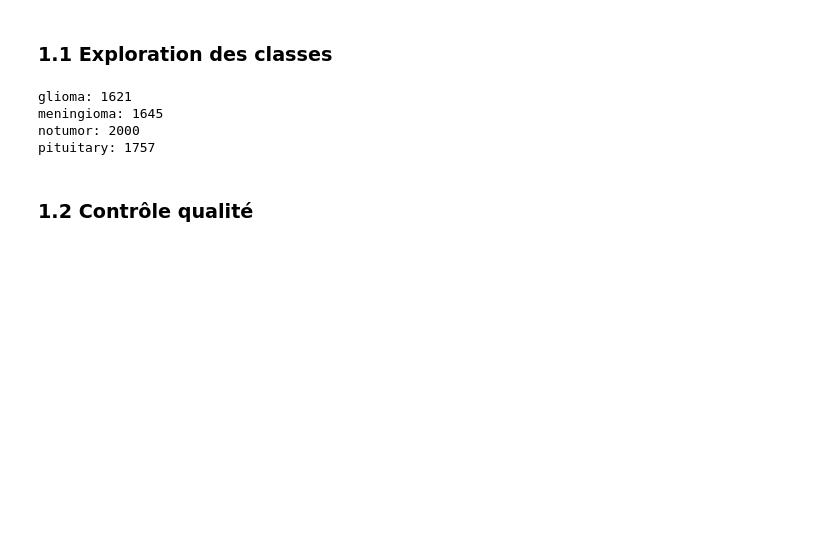
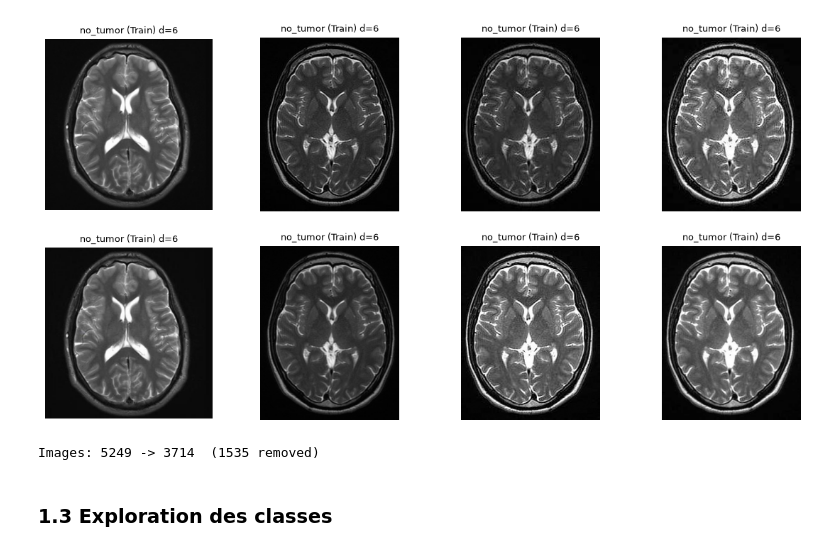
Before and after one commit to abdoelhadere-bit/BrainScan-V2, a Jupyter notebook: notebook/note.ipynb, the cells around one changed output. Cells and saved outputs as stored; diff of their text form; code cells hidden in the pictures; blank space fills up the shorter version.

Commit message:
feat: duplicate detection and removal

```diff
--- a/notebook/note.ipynb
+++ b/notebook/note.ipynb
@@ -22,0 +6,29 @@ c:\BrainScan_V2
+# %%
+import random
+import shutil
+import numpy as np
+import pandas as pd
+import cv2
+import matplotlib.pyplot as plt
+import seaborn as sns
+from pathlib import Path
+from PIL import Image
+from sklearn.model_selection import train_test_split
+
+IMG_SIZE = 224
+IMG_EXT = ('.png', '.jpeg', '.jpg', '.bmp')
+SEED = 42
+random.seed(SEED)
+np.random.seed(SEED)
+
+ROOT = Path.cwd().parent
+DATA_DIR = ROOT / 'data'
+SPLIT_DIR = DATA_DIR / 'split'
+
+# official dataset folders
+SOURCE_NAMES = {'train', 'val'}
+SOURCE_DIRS = sorted(d for d in DATA_DIR.iterdir() if d.is_dir() and d.name.lower() in SOURCE_NAMES)
+assert SOURCE_DIRS, f"No Train/Val folder found in {DATA_DIR}"
+
+print('Project root :', ROOT)
+print('Source folders:', [d.name for d in SOURCE_DIRS])
@@ -25,18 +148,23 @@ c:\BrainScan_V2
+# %%
+# visual check: the most doubtful pairs to validate MAX_DIST
+if len(pairs_df):
+    show = pairs_df.sort_values('dist', ascending=False).head(4)
+    fig, axes = plt.subplots(2, len(show), figsize=(3.5 * len(show), 7), squeeze=False)
+    for col, (_, r) in enumerate(show.iterrows()):
+        for row, idx in enumerate((int(r['i']), int(r['j']))):
+            axes[row, col].imshow(Image.open(df['path'][idx]), cmap='gray')
+            axes[row, col].set_title(f"{df['label'][idx]} ({df['source'][idx]}) d={int(r['dist'])}", fontsize=9)
+            axes[row, col].axis('off')
+    plt.show()
+else:
+    print('No duplicates found')
+# %% [output]
+[figure, added]
+# %%
+before = len(df)
+df = df.drop(index=drop_idx).reset_index(drop=True)
+print(f"Images: {before} -> {len(df)}  ({before - len(df)} removed)")
+# %% [output]
+Images: 5249 -> 3714  (1535 removed)
 # %% [markdown]
-### 1.1 Exploration des classes
+### 1.3 Exploration des classes
-# %%
-classes = sorted(c for c in RAW_DIR.iterdir() if c.is_dir())
-classes
-for c in classes:
-    count = len(list(c.iterdir()))
-    print(f"{c.name}: {count}")
-
-# for class_path in classes:
-#     print(class_path)
-# %% [output]
-glioma: 1621
-meningioma: 1645
-notumor: 2000
-pituitary: 1757
-# %% [markdown]
-### 1.2 Contrôle qualité
```
Also changed, not shown: parts of 20 cells of this notebook.
